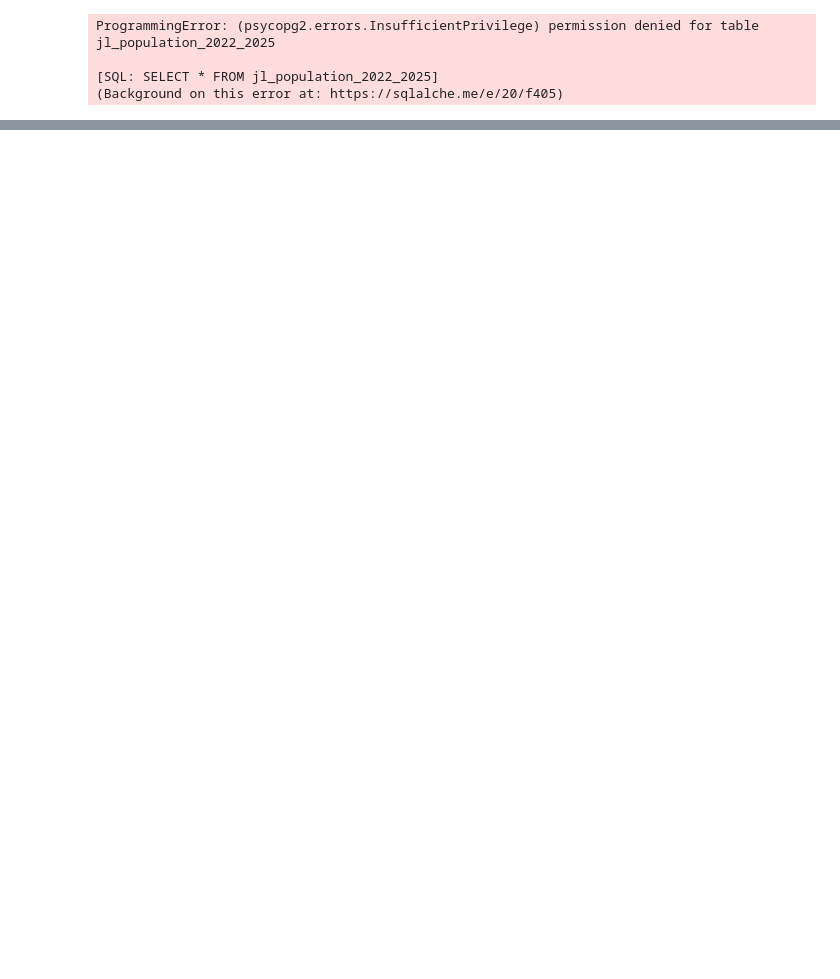
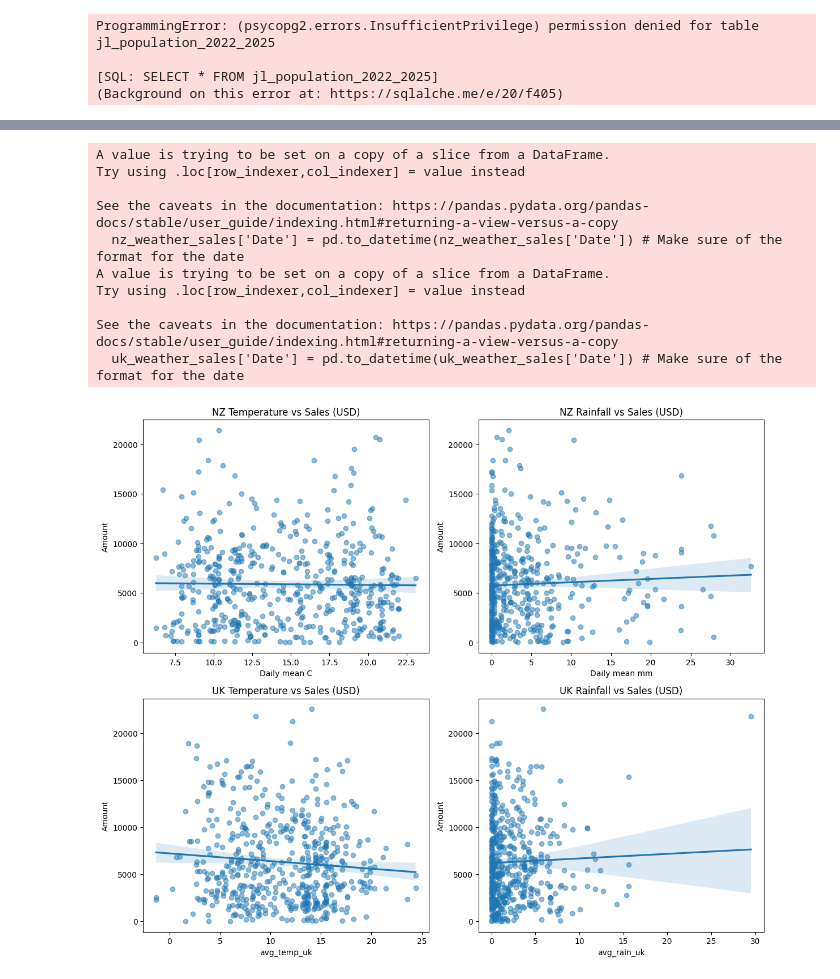
Before and after one commit to Lina060992/Chocolate, a Jupyter notebook: questions_hypothesis.ipynb, the cells around one changed output, grey strips where cells are left out. Drawn from its saved outputs; the diff is of its cells as text; code cells hidden in the pictures; blank space fills up the shorter version.

```diff
--- a/questions_hypothesis.ipynb
+++ b/questions_hypothesis.ipynb
@@ -114,0 +238,9 @@ population
+# %%
+# Load sales data
+
+with engine.connect() as conn:
+    conn.execute(text(f"SET search_path TO {schema}"))
+    sales = pd.read_sql(
+        text("SELECT * FROM jl_sales"),
+        conn
+    )
@@ -114,0 +301,61 @@ population
+# %%
+nz_weather_sales['Date'] = pd.to_datetime(nz_weather_sales['Date']) # Make sure of the format for the date
+uk_weather_sales['Date'] = pd.to_datetime(uk_weather_sales['Date']) # Make sure of the format for the date
+
+
+fig, axes = plt.subplots(2, 2, figsize=(12, 10))
+
+# --- NZ Temperature ---
+sns.regplot(
+    data=nz_weather_sales,
+    x='Daily mean C',
+    y='Amount',
+    scatter_kws={'alpha':0.5},
+    ax=axes[0, 0]
+)
+axes[0, 0].set_title('NZ Temperature vs Sales (USD)')
+
+# --- NZ Rainfall ---
+sns.regplot(
+    data=nz_weather_sales,
+    x='Daily mean mm',
+    y='Amount',
+    scatter_kws={'alpha':0.5},
+    ax=axes[0, 1]
+)
+axes[0, 1].set_title('NZ Rainfall vs Sales (USD)')
+
+# --- UK Temperature ---
+sns.regplot(
+    data=uk_weather_sales,
+    x='avg_temp_uk',
+    y='Amount',
+    scatter_kws={'alpha':0.5},
+    ax=axes[1, 0]
+)
+axes[1, 0].set_title('UK Temperature vs Sales (USD)')
+
+# --- UK Rainfall ---
+sns.regplot(
+    data=uk_weather_sales,
+    x='avg_rain_uk',
+    y='Amount',
+    scatter_kws={'alpha':0.5},
+    ax=axes[1, 1]
+)
+axes[1, 1].set_title('UK Rainfall vs Sales (USD)')
+
+plt.tight_layout()
+plt.show()
+# %% [output]
+A value is trying to be set on a copy of a slice from a DataFrame.
+Try using .loc[row_indexer,col_indexer] = value instead
+
+See the caveats in the documentation: https://pandas.pydata.org/pandas-docs/stable/user_guide/indexing.html#returning-a-view-versus-a-copy
+  nz_weather_sales['Date'] = pd.to_datetime(nz_weather_sales['Date']) # Make sure of the format for the date
+A value is trying to be set on a copy of a slice from a DataFrame.
+Try using .loc[row_indexer,col_indexer] = value instead
+
+See the caveats in the documentation: https://pandas.pydata.org/pandas-docs/stable/user_guide/indexing.html#returning-a-view-versus-a-copy
+  uk_weather_sales['Date'] = pd.to_datetime(uk_weather_sales['Date']) # Make sure of the format for the date
+[figure, added]
```
Also changed, not shown: parts of 29 cells of this notebook, 4 other files.
